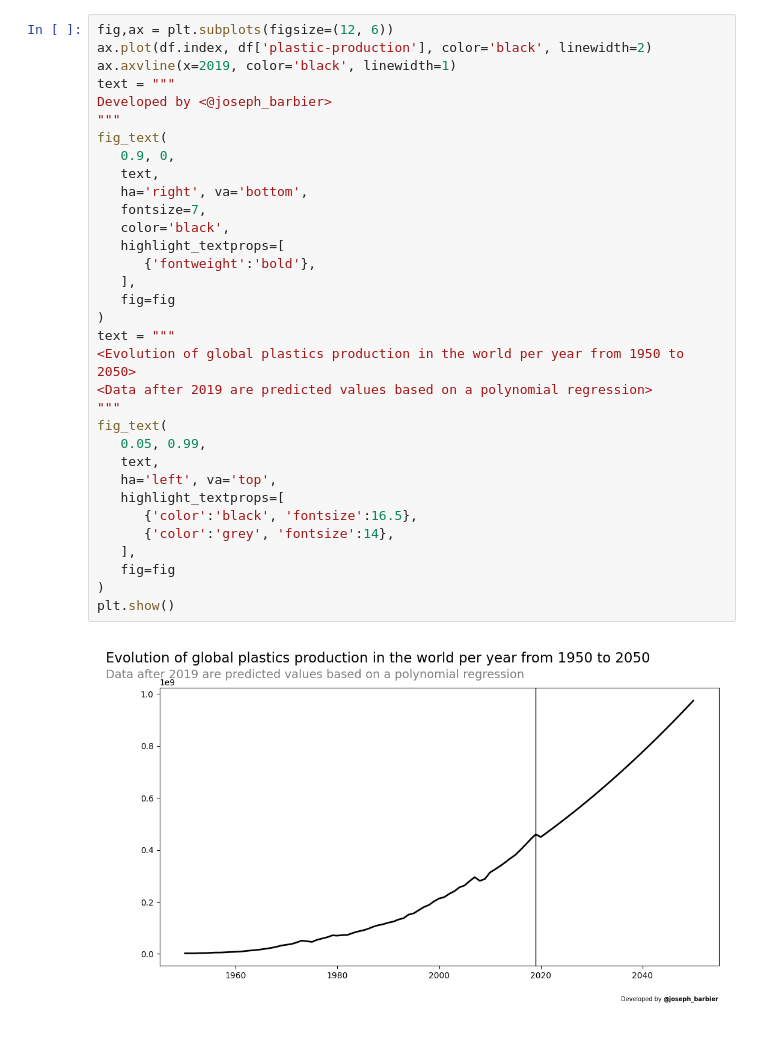
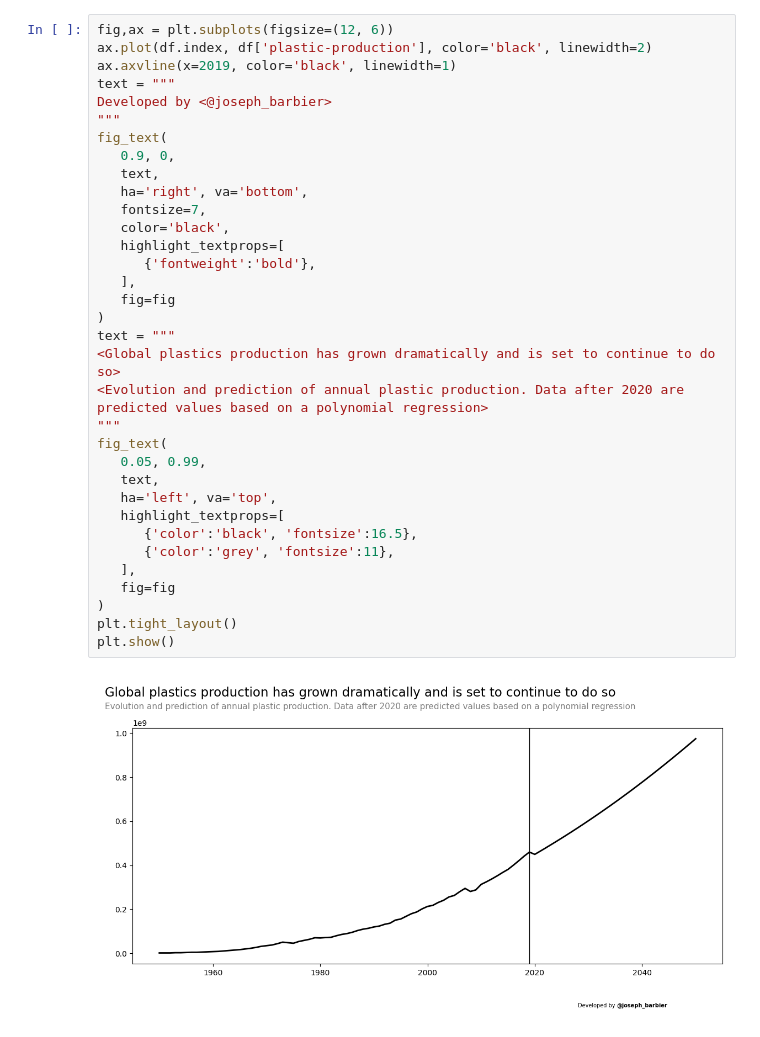
Before and after one commit to JosephBARBIERDARNAL/misc-dataviz, a Jupyter notebook: plastic-pollution/code.ipynb, the cells around one changed output. Saved outputs shown, nothing was run; the diff lists cells and outputs as text.

```diff
--- a/plastic-pollution/code.ipynb
+++ b/plastic-pollution/code.ipynb
@@ -60,34 +203,35 @@ df.head(5)
 fig,ax = plt.subplots(figsize=(12, 6))
 ax.plot(df.index, df['plastic-production'], color='black', linewidth=2)
 ax.axvline(x=2019, color='black', linewidth=1)
 text = """
 Developed by <@joseph_barbier>
 """
 fig_text(
    0.9, 0,
    text,
    ha='right', va='bottom',
    fontsize=7,
    color='black',
    highlight_textprops=[
       {'fontweight':'bold'},
    ],
    fig=fig
 )
 text = """
-<Evolution of global plastics production in the world per year from 1950 to 2050>
-<Data after 2019 are predicted values based on a polynomial regression>
+<Global plastics production has grown dramatically and is set to continue to do so>
+<Evolution and prediction of annual plastic production. Data after 2020 are predicted values based on a polynomial regression>
 """
 fig_text(
    0.05, 0.99,
    text,
    ha='left', va='top',
    highlight_textprops=[
       {'color':'black', 'fontsize':16.5},
-      {'color':'grey', 'fontsize':14},
+      {'color':'grey', 'fontsize':11},
    ],
    fig=fig
 )
+plt.tight_layout()
 plt.show()
 # %% [output]
-[figure, old version]
+[figure, new version]
```
Also changed, not shown: parts of 4 cells of this notebook, 3 other files.
